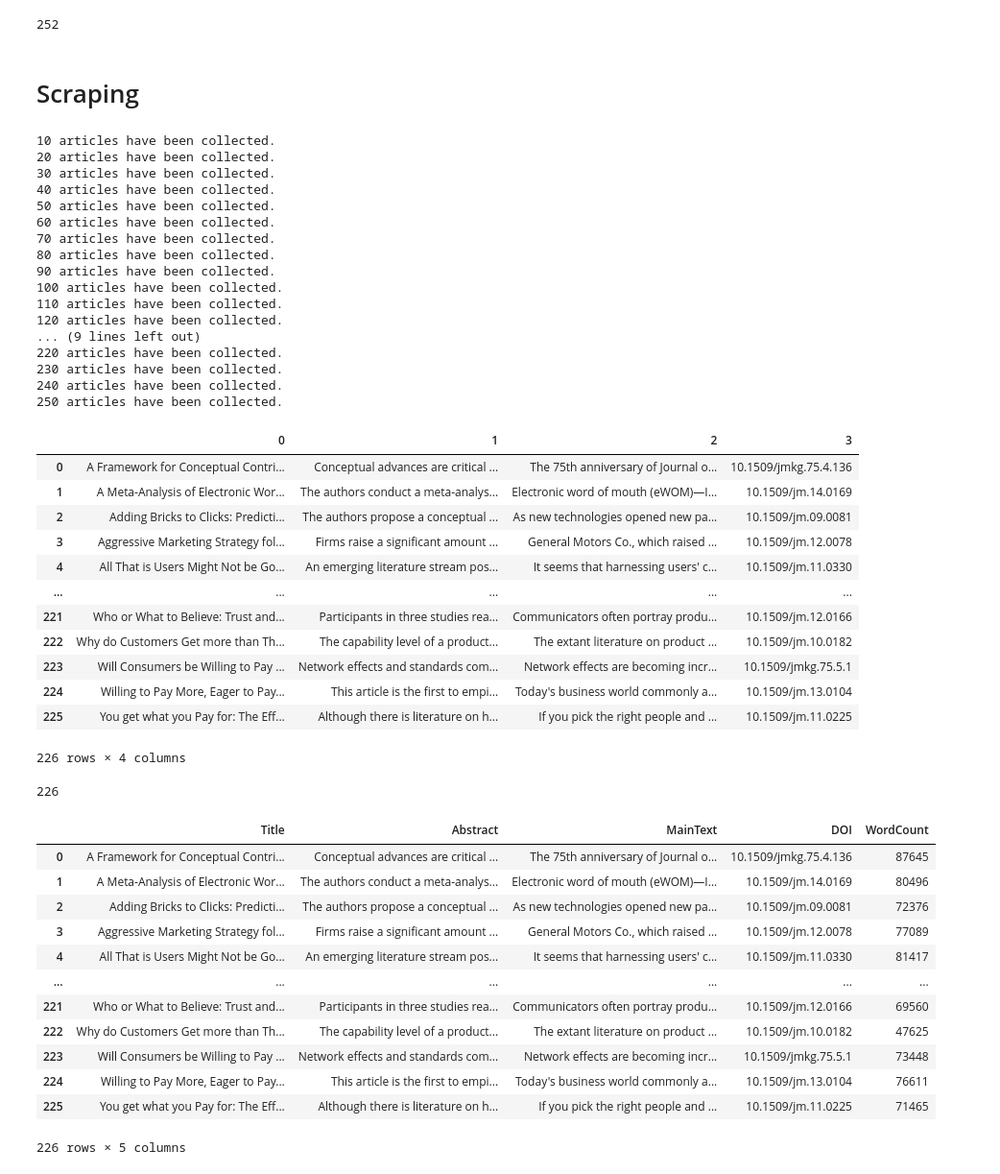
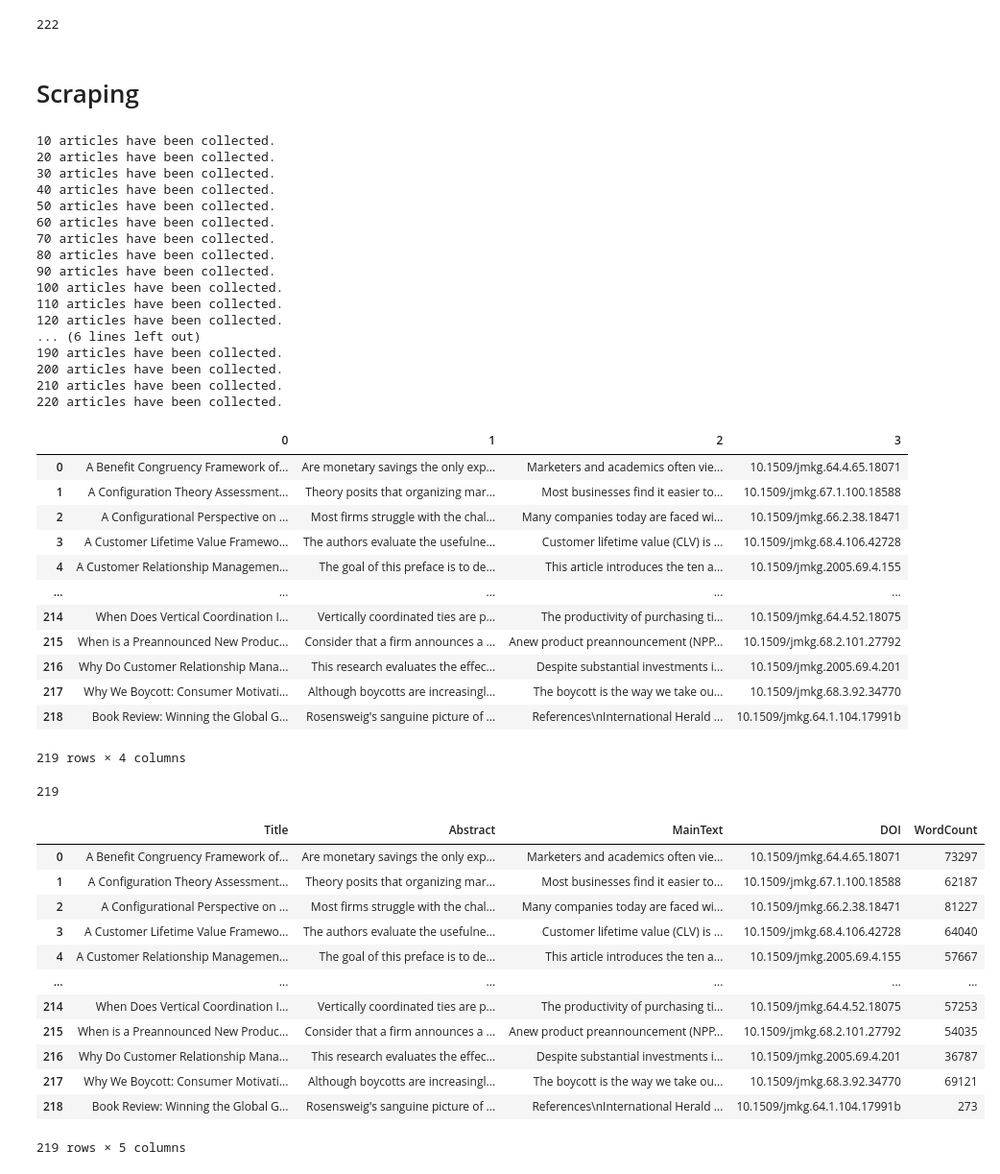
Before and after one commit to Richard1007/extract_maintext, a Jupyter notebook: sage.ipynb, the cells around one changed output. Shown: that part at 96% size. Saved outputs shown, nothing was run; the diff lists cells and outputs as text; code cells hidden in the pictures.

```diff
--- a/sage.ipynb
+++ b/sage.ipynb
@@ -32,7 +32,7 @@ from selenium.webdriver.chrome.options import Options
 from selenium.webdriver.common.by import By
 import random
 # %%
-doi_html = '/Users/richardpang/Desktop/extract_maintext/doi html/doi2011-2015.html'
+doi_html = '/Users/richardpang/Desktop/extract_maintext-1/JM doi html/doi2000-2005.html'
 doi_lst = []
 with open(doi_html, 'r') as f:
     soup = BeautifulSoup(f, 'html.parser')
@@ -74,7 +74,7 @@ for i in range(len(doi_lst)):
     url_lst.append(url)
 len(url_lst)
 # %% [output]
-252
+222
 # %% [markdown]
 # Scraping
 # %%
@@ -119,51 +119,51 @@ article_df
 100 articles have been collected.
 110 articles have been collected.
 120 articles have been collected.
-... (9 lines left out)
+... (6 lines left out)
+190 articles have been collected.
+200 articles have been collected.
+210 articles have been collected.
 220 articles have been collected.
-230 articles have been collected.
-240 articles have been collected.
-250 articles have been collected.
 |  | 0 | 1 | 2 | 3 |
-| 0 | A Framework for Conceptual Contri... | Conceptual advances are critical ... | The 75th anniversary of Journal o... | 10.1509/jmkg.75.4.136 |
-| 1 | A Meta-Analysis of Electronic Wor... | The authors conduct a meta-analys... | Electronic word of mouth (eWOM)—I... | 10.1509/jm.14.0169 |
-| 2 | Adding Bricks to Clicks: Predicti... | The authors propose a conceptual ... | As new technologies opened new pa... | 10.1509/jm.09.0081 |
-| 3 | Aggressive Marketing Strategy fol... | Firms raise a significant amount ... | General Motors Co., which raised ... | 10.1509/jm.12.0078 |
-| 4 | All That is Users Might Not be Go... | An emerging literature stream pos... | It seems that harnessing users' c... | 10.1509/jm.11.0330 |
+| 0 | A Benefit Congruency Framework of... | Are monetary savings the only exp... | Marketers and academics often vie... | 10.1509/jmkg.64.4.65.18071 |
+| 1 | A Configuration Theory Assessment... | Theory posits that organizing mar... | Most businesses find it easier to... | 10.1509/jmkg.67.1.100.18588 |
+| 2 | A Configurational Perspective on ... | Most firms struggle with the chal... | Many companies today are faced wi... | 10.1509/jmkg.66.2.38.18471 |
+| 3 | A Customer Lifetime Value Framewo... | The authors evaluate the usefulne... | Customer lifetime value (CLV) is ... | 10.1509/jmkg.68.4.106.42728 |
+| 4 | A Customer Relationship Managemen... | The goal of this preface is to de... | This article introduces the ten a... | 10.1509/jmkg.2005.69.4.155 |
 | ... | ... | ... | ... | ... |
-| 221 | Who or What to Believe: Trust and... | Participants in three studies rea... | Communicators often portray produ... | 10.1509/jm.12.0166 |
-| 222 | Why do Customers Get more than Th... | The capability level of a product... | The extant literature on product ... | 10.1509/jm.10.0182 |
-| 223 | Will Consumers be Willing to Pay ... | Network effects and standards com... | Network effects are becoming incr... | 10.1509/jmkg.75.5.1 |
-| 224 | Willing to Pay More, Eager to Pay... | This article is the first to empi... | Today's business world commonly a... | 10.1509/jm.13.0104 |
-| 225 | You get what you Pay for: The Eff... | Although there is literature on h... | If you pick the right people and ... | 10.1509/jm.11.0225 |
+| 214 | When Does Vertical Coordination I... | Vertically coordinated ties are p... | The productivity of purchasing ti... | 10.1509/jmkg.64.4.52.18075 |
+| 215 | When is a Preannounced New Produc... | Consider that a firm announces a ... | Anew product preannouncement (NPP... | 10.1509/jmkg.68.2.101.27792 |
+| 216 | Why Do Customer Relationship Mana... | This research evaluates the effec... | Despite substantial investments i... | 10.1509/jmkg.2005.69.4.201 |
+| 217 | Why We Boycott: Consumer Motivati... | Although boycotts are increasingl... | The boycott is the way we take ou... | 10.1509/jmkg.68.3.92.34770 |
+| 218 | Book Review: Winning the Global G... | Rosensweig's sanguine picture of ... | References\nInternational Herald ... | 10.1509/jmkg.64.1.104.17991b |
-226 rows × 4 columns
+219 rows × 4 columns
 # %%
 df = pd.DataFrame(article_lst)
 df.columns=['Title','Abstract',"MainText","DOI"]
 # %%
 len(article_lst)
 # %% [output]
-226
+219
 # %%
 count_lst = []
 for i in df["MainText"]:
     count_lst.append(len(i))
 df['WordCount'] = count_lst
 
-df.to_csv('JM2011-2015.csv')
+df.to_csv('JM2000-2005.csv')
 df
 # %% [output]
 |  | Title | Abstract | MainText | DOI | WordCount |
-| 0 | A Framework for Conceptual Contri... | Conceptual advances are critical ... | The 75th anniversary of Journal o... | 10.1509/jmkg.75.4.136 | 87645 |
-| 1 | A Meta-Analysis of Electronic Wor... | The authors conduct a meta-analys... | Electronic word of mouth (eWOM)—I... | 10.1509/jm.14.0169 | 80496 |
-| 2 | Adding Bricks to Clicks: Predicti... | The authors propose a conceptual ... | As new technologies opened new pa... | 10.1509/jm.09.0081 | 72376 |
-| 3 | Aggressive Marketing Strategy fol... | Firms raise a significant amount ... | General Motors Co., which raised ... | 10.1509/jm.12.0078 | 77089 |
-| 4 | All That is Users Might Not be Go... | An emerging literature stream pos... | It seems that harnessing users' c... | 10.1509/jm.11.0330 | 81417 |
+| 0 | A Benefit Congruency Framework of... | Are monetary savings the only exp... | Marketers and academics often vie... | 10.1509/jmkg.64.4.65.18071 | 73297 |
+| 1 | A Configuration Theory Assessment... | Theory posits that organizing mar... | Most businesses find it easier to... | 10.1509/jmkg.67.1.100.18588 | 62187 |
+| 2 | A Configurational Perspective on ... | Most firms struggle with the chal... | Many companies today are faced wi... | 10.1509/jmkg.66.2.38.18471 | 81227 |
+| 3 | A Customer Lifetime Value Framewo... | The authors evaluate the usefulne... | Customer lifetime value (CLV) is ... | 10.1509/jmkg.68.4.106.42728 | 64040 |
+| 4 | A Customer Relationship Managemen... | The goal of this preface is to de... | This article introduces the ten a... | 10.1509/jmkg.2005.69.4.155 | 57667 |
 | ... | ... | ... | ... | ... | ... |
-| 221 | Who or What to Believe: Trust and... | Participants in three studies rea... | Communicators often portray produ... | 10.1509/jm.12.0166 | 69560 |
-| 222 | Why do Customers Get more than Th... | The capability level of a product... | The extant literature on product ... | 10.1509/jm.10.0182 | 47625 |
-| 223 | Will Consumers be Willing to Pay ... | Network effects and standards com... | Network effects are becoming incr... | 10.1509/jmkg.75.5.1 | 73448 |
-| 224 | Willing to Pay More, Eager to Pay... | This article is the first to empi... | Today's business world commonly a... | 10.1509/jm.13.0104 | 76611 |
-| 225 | You get what you Pay for: The Eff... | Although there is literature on h... | If you pick the right people and ... | 10.1509/jm.11.0225 | 71465 |
+| 214 | When Does Vertical Coordination I... | Vertically coordinated ties are p... | The productivity of purchasing ti... | 10.1509/jmkg.64.4.52.18075 | 57253 |
+| 215 | When is a Preannounced New Produc... | Consider that a firm announces a ... | Anew product preannouncement (NPP... | 10.1509/jmkg.68.2.101.27792 | 54035 |
+| 216 | Why Do Customer Relationship Mana... | This research evaluates the effec... | Despite substantial investments i... | 10.1509/jmkg.2005.69.4.201 | 36787 |
+| 217 | Why We Boycott: Consumer Motivati... | Although boycotts are increasingl... | The boycott is the way we take ou... | 10.1509/jmkg.68.3.92.34770 | 69121 |
+| 218 | Book Review: Winning the Global G... | Rosensweig's sanguine picture of ... | References\nInternational Herald ... | 10.1509/jmkg.64.1.104.17991b | 273 |
-226 rows × 5 columns
+219 rows × 5 columns
 # %%
```
Also changed, not shown: parts of 4 cells of this notebook, 14 other files.
